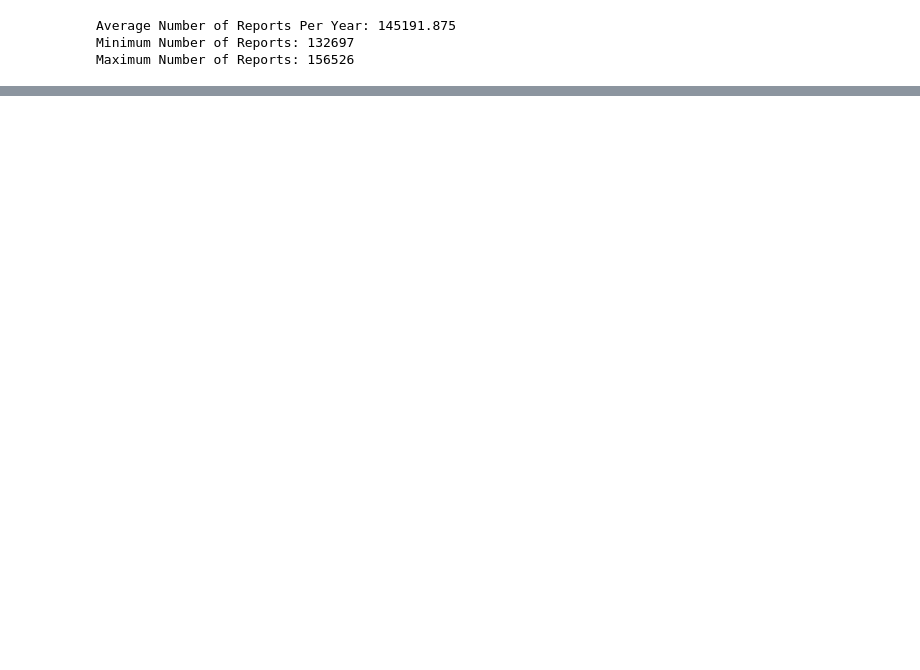
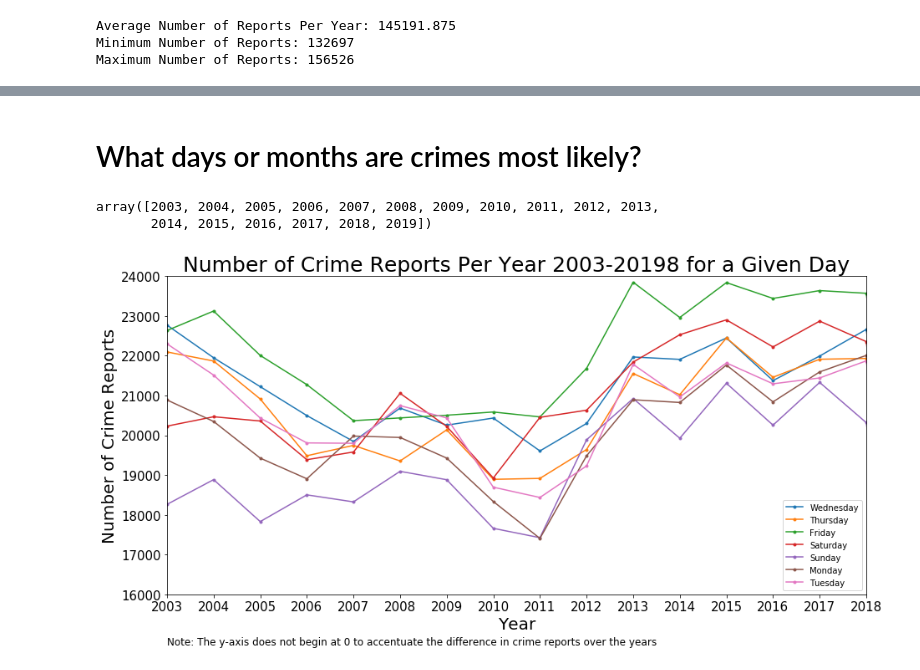
Before and after one commit to gyamane/Springboard, a Jupyter notebook: capstone_project_1/data_storytelling.ipynb, the cells around one changed output, grey strips where cells are left out. Drawn from its saved outputs; the diff is of its cells as text; code cells hidden in the pictures; blank space fills up the shorter version.

```diff
--- a/capstone_project_1/data_storytelling.ipynb
+++ b/capstone_project_1/data_storytelling.ipynb
@@ -64,0 +156,57 @@ Moving on, I think that there are a couple of interesting things to takeaway fro
+# %% [markdown]
+# What days or months are crimes most likely?
+# %%
+sf_date_times = df[["Incident Day of Week", "Incident Year", "Incident Time"]]
+days = sf_date_times["Incident Day of Week"]
+years = sf_date_times["Incident Year"]
+times = sf_date_times["Incident Time"]
+# %%
+sf_date_times[sf_date_times["Incident Year"] == 2003]
+# %% [output]
+array([2003, 2004, 2005, 2006, 2007, 2008, 2009, 2010, 2011, 2012, 2013,
+       2014, 2015, 2016, 2017, 2018, 2019])
+# %%
+# Create figure to display crimes reported per year based on the day of the week
+fig, ax = plt.subplots(figsize=(15, 7))
+
+# Set title and axis labels
+ax.set_title("Number of Crime Reports Per Year 2003-20198 for a Given Day", fontsize=25)
+ax.set_xlabel("Year", fontsize=20)
+ax.set_ylabel("Number of Crime Reports", fontsize=20)
+ax.tick_params(axis = 'both', which = 'major', labelsize = 15)
+
+# Show all years on x-axis
+plt.xticks(num_reports_by_year.index)
+
+# List of bar colors
+colors = ['orange', 'yellow', 'green', 'blue', 'purple', 'black', 'red']
+
+# LINE PLOT
+for day in days.unique():
+    totals = []
+    for year in years.unique():
+        sf_year_crime = sf_date_times[sf_date_times["Incident Year"] == year]
+        year_totals = len(sf_year_crime[sf_year_crime["Incident Day of Week"] == day])
+        totals.append(year_totals)
+    plt.plot(years.unique(), totals, '.-')
+
+ax.set_xlim(2003, 2018)
+ax.set_ylim(16000, 24000)
+plt.legend(days.unique(), loc='lower right')
+
+# Add footnote
+plt.annotate('Note: The y-axis does not begin at 0 to accentuate the difference in crime reports over the years', (0,0), (0, -50), xycoords='axes fraction', textcoords='offset points', va='top', fontsize=12)
+
+plt.show()
+
+# BAR GRAPH
+# for year in years.unique():
+#     sf_year_crime = sf_date_times[sf_date_times["Incident Year"] == year]
+#     totals = []
+#     for day in days.unique():
+#         day_total = len(sf_year_crime[sf_year_crime["Incident Day of Week"] == day])
+#         totals.append(day_total)
+#     plt.bar(days.unique(), totals, color=colors)
+#     plt.show()
+# %% [output]
+[figure, added]
```
Also changed, not shown: parts of 20 cells of this notebook.
